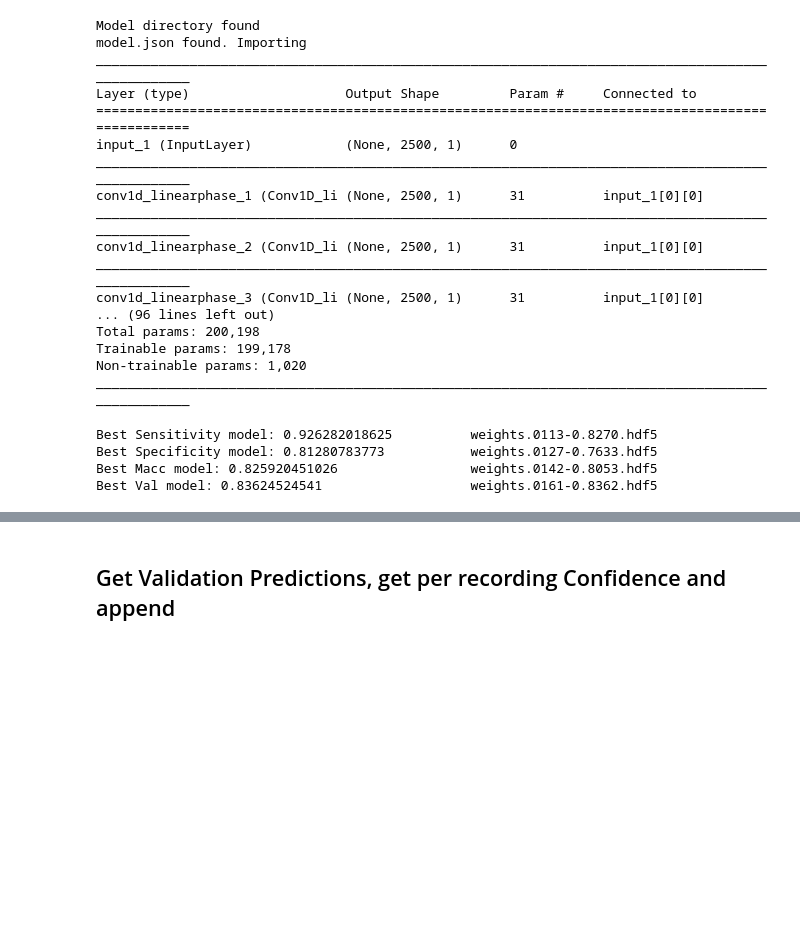
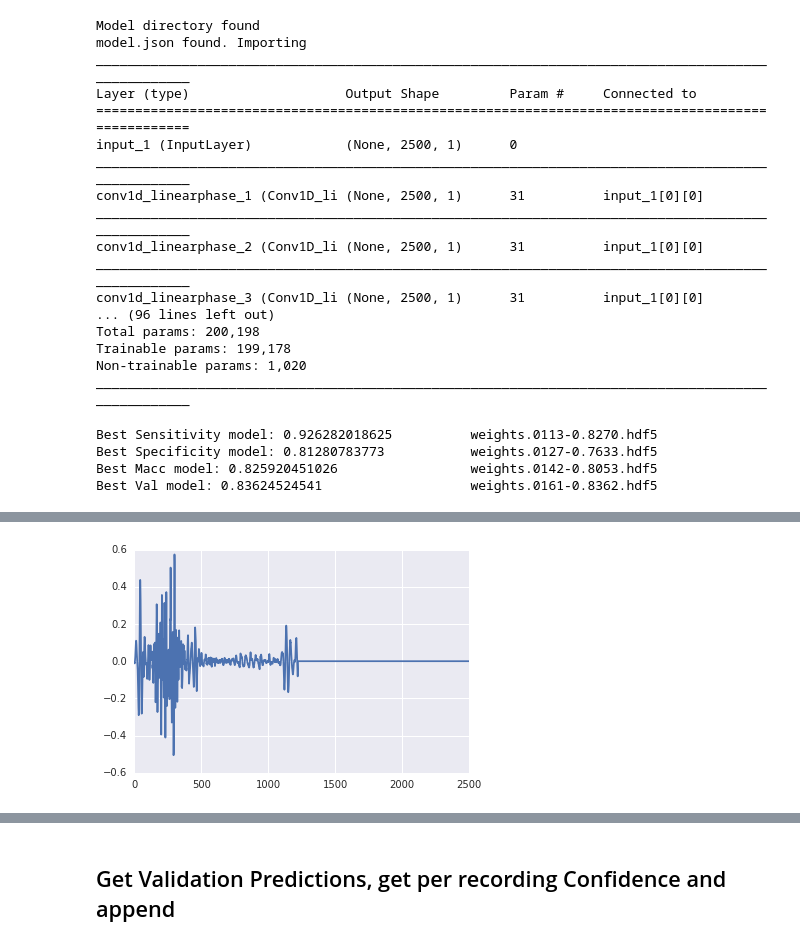
Before and after one commit to AhmedImtiazPrio/heartnet, a Jupyter notebook: codes/eval.ipynb, the cells around one changed output, grey strips where cells are left out. Saved outputs shown, nothing was run; the diff lists cells and outputs as text; code cells hidden in the pictures; blank space fills up the shorter version.

```diff
--- a/codes/eval.ipynb
+++ b/codes/eval.ipynb
@@ -279,0 +323,23 @@ Checkpoint loaded:
+# %%
+# Load test data and evaluate
+feat = tables.open_file(fold_dir + 'comParE' + '.mat')
+x_test = feat.root.testX[:]
+test_parts = feat.root.test_parts[0,:]
+x_test = np.transpose(x_test)
+x_test = np.expand_dims(x_test,axis=-1)
+x_val = feat.root.valX[:]
+x_val = np.concatenate([x_val,feat.root.trainX[:]],axis=-1)
+y_val = feat.root.valY[0,:]
+y_val = np.concatenate([y_val,feat.root.trainY[0,:]],axis=0)
+val_parts = feat.root.val_parts[0,:]
+val_parts = np.concatenate([val_parts,feat.root.train_parts[0,:]],axis=0)
+x_val = np.transpose(x_val)
+x_val = np.expand_dims(x_val,axis=-1)
+for i in range(0, y_val.shape[0]):
+    if y_val[i] == 2:
+        y_val[i] = 1
+# %%
+plt.plot(x_test[163])
+plt.show()
+# %% [output]
+[figure, added]
```
Also changed, not shown: parts of 15 cells of this notebook.
